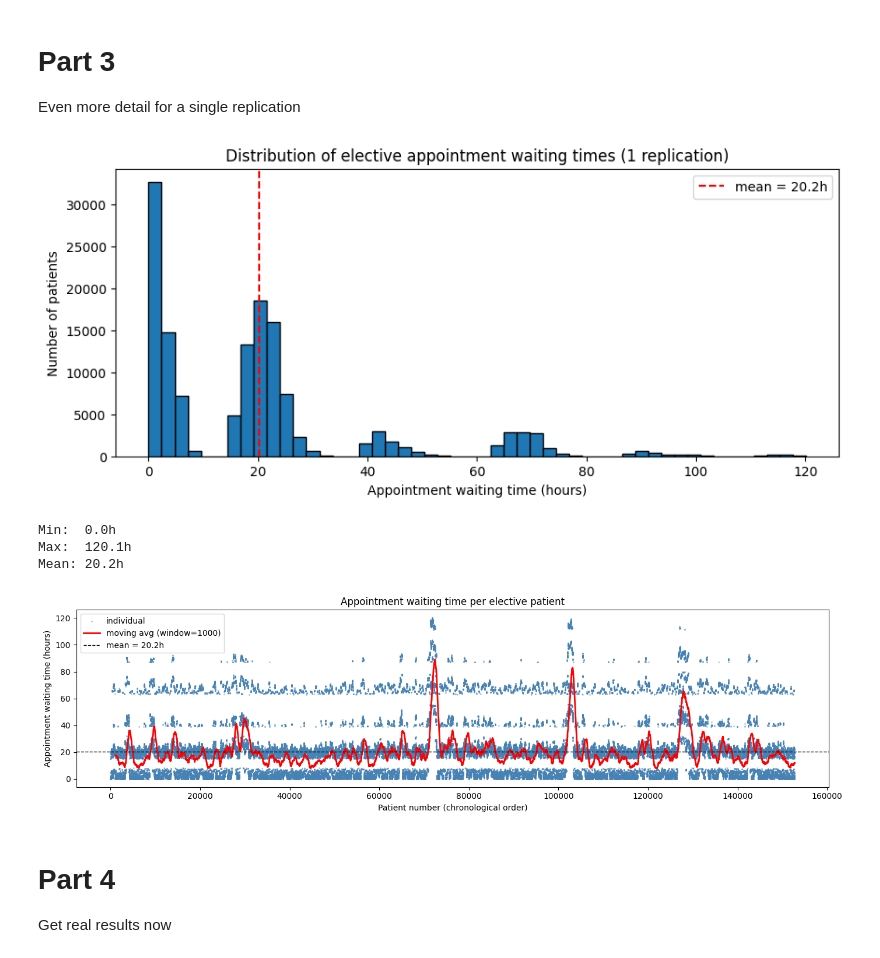
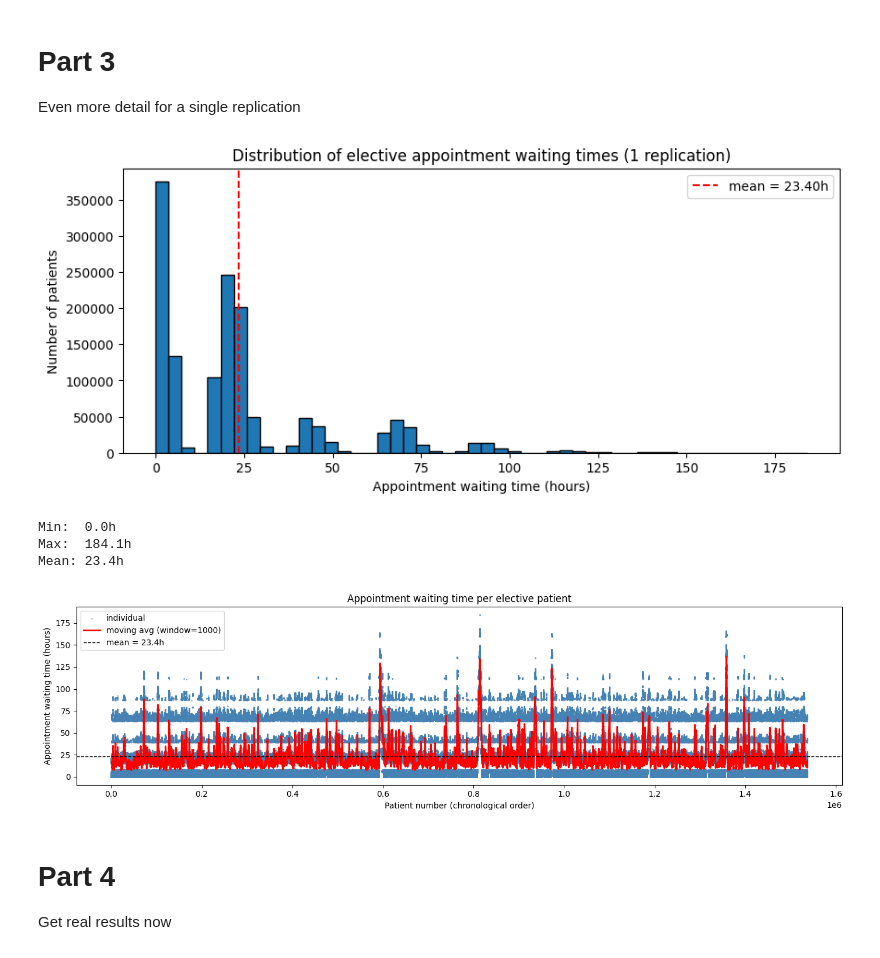
Before and after one commit to Emll3/simul_solo, a Jupyter notebook: python-code/EDA.ipynb, the cells around one changed output. Saved outputs shown, nothing was run; the diff lists cells and outputs as text; code cells hidden in the pictures.

Commit message:
bugfix in rule 4

```diff
--- a/python-code/EDA.ipynb
+++ b/python-code/EDA.ipynb
@@ -194,38 +194,38 @@ plt.show()
 Even more detail for a single replication
 # %%
 # collect all individual elective patient appWT values from one replication
-sim2 = Simulation('../input-S1-14.txt', W=1000, R=1, rule=2)
+sim2 = Simulation('../input-S1-14.txt', W=10000, R=1, rule=4)
 sim2.setWeekSchedule()
 sim2.resetSystem()
 random.seed(0)
 sim2.generatePatients()
 sim2.schedulePatients()
 
 elective_waits = [
     p.getAppWT()
     for p in sim2.patients
     if p.patientType == 1 and p.scanWeek != -1
 ]
 
 import matplotlib.pyplot as plt
 
 plt.figure(figsize=(10, 4))
 plt.hist(elective_waits, bins=50, edgecolor='black')
 plt.xlabel('Appointment waiting time (hours)')
 plt.ylabel('Number of patients')
 plt.title('Distribution of elective appointment waiting times (1 replication)')
-plt.axvline(sum(elective_waits)/len(elective_waits), color='red', linestyle='--', label=f'mean = {sum(elective_waits)/len(elective_waits):.1f}h')
+plt.axvline(sum(elective_waits)/len(elective_waits), color='red', linestyle='--', label=f'mean = {sum(elective_waits)/len(elective_waits):.2f}h')
 plt.legend()
 plt.show()
 
 print(f"Min:  {min(elective_waits):.1f}h")
 print(f"Max:  {max(elective_waits):.1f}h")
 print(f"Mean: {sum(elective_waits)/len(elective_waits):.1f}h")
 # %% [output]
-[figure, old version]
+[figure, new version]
 Min:  0.0h
-Max:  120.1h
-Mean: 20.2h
+Max:  184.1h
+Mean: 23.4h
 # %%
 import numpy as np
 
@@ -254,7 +254,7 @@ plt.legend()
 plt.tight_layout()
 plt.show()
 # %% [output]
-[figure, old version]
+[figure, new version]
 # %% [markdown]
 # Part 4
 Get real results now
```
Also changed, not shown: parts of 1 cell of this notebook.
